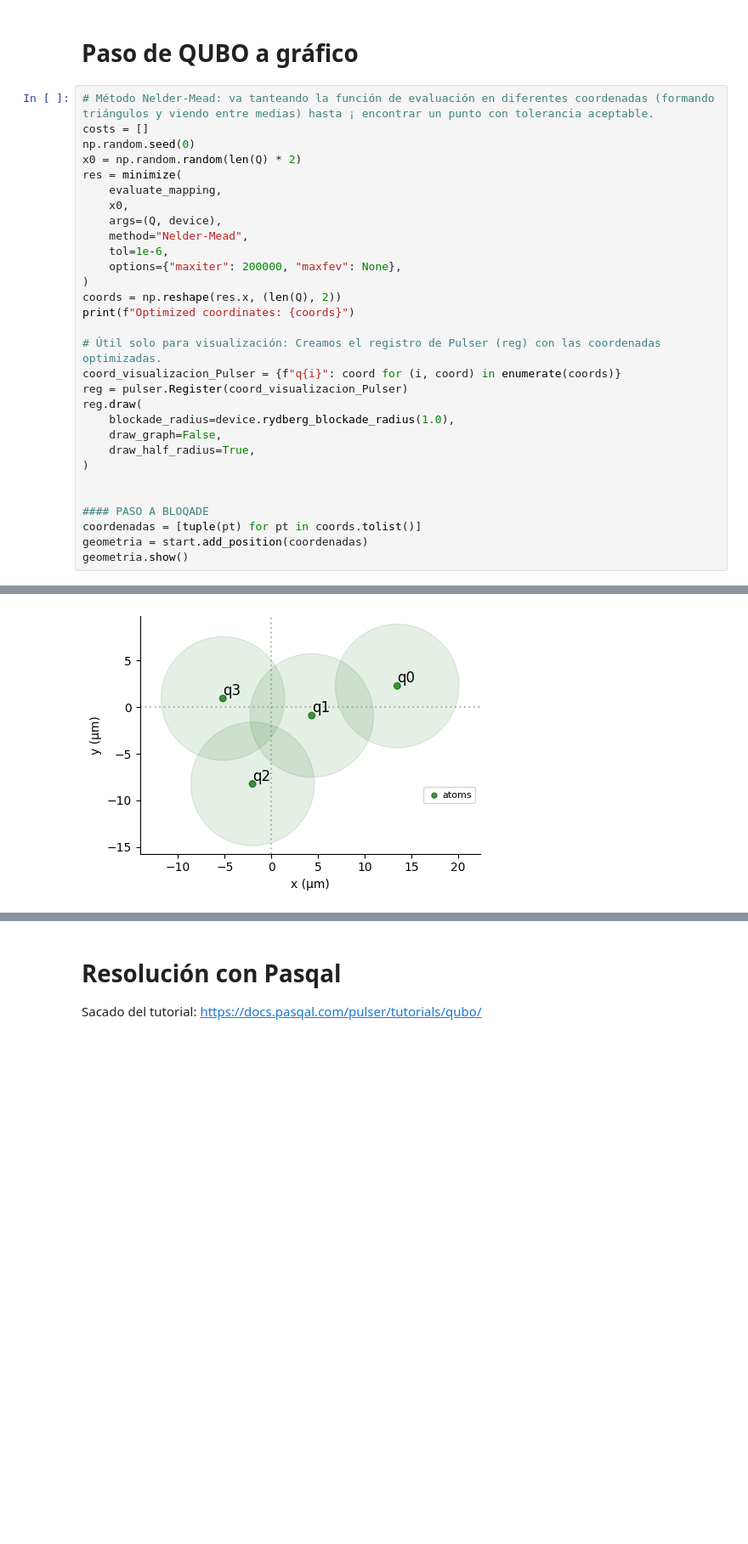
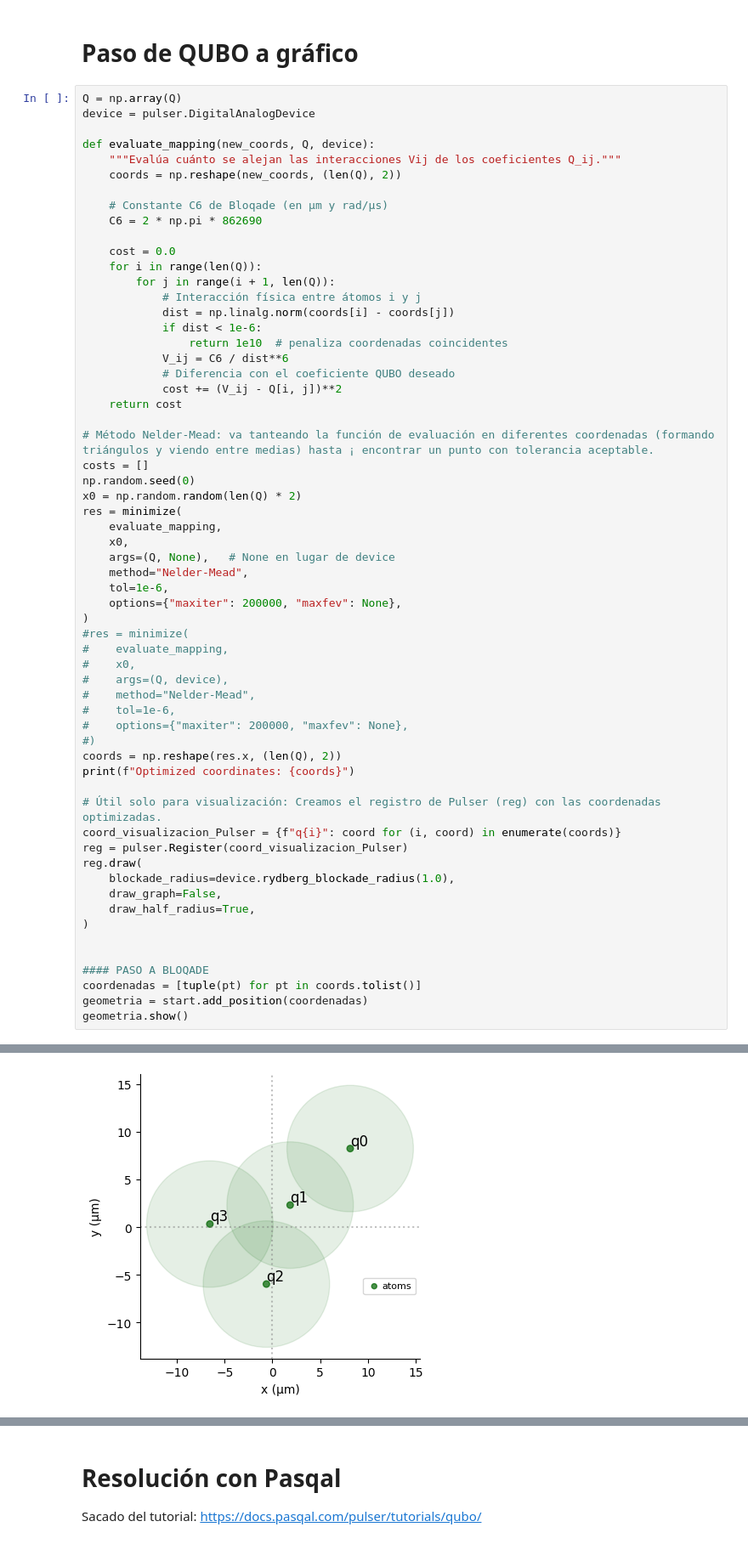
Before and after one commit to javipena2003/Codigo_tfg, a Jupyter notebook: 6_QUBO_resolucion.ipynb, the cells around one changed output, grey strips where cells are left out. Shown at 85% size. Saved outputs shown, nothing was run; the diff lists cells and outputs as text; blank space fills up the shorter version.

```diff
--- a/6_QUBO_resolucion.ipynb
+++ b/6_QUBO_resolucion.ipynb
@@ -137,6 +137,28 @@ print(sort_zipped[:3])
 # %% [markdown]
 # Paso de QUBO a gráfico
 # %%
+Q = np.array(Q)
+device = pulser.DigitalAnalogDevice
+
+def evaluate_mapping(new_coords, Q, device):
+    """Evalúa cuánto se alejan las interacciones Vij de los coeficientes Q_ij."""
+    coords = np.reshape(new_coords, (len(Q), 2))
+
+    # Constante C6 de Bloqade (en µm y rad/µs)
+    C6 = 2 * np.pi * 862690
+
+    cost = 0.0
+    for i in range(len(Q)):
+        for j in range(i + 1, len(Q)):
+            # Interacción física entre átomos i y j
+            dist = np.linalg.norm(coords[i] - coords[j])
+            if dist < 1e-6:
+                return 1e10  # penaliza coordenadas coincidentes
+            V_ij = C6 / dist**6
+            # Diferencia con el coeficiente QUBO deseado
+            cost += (V_ij - Q[i, j])**2
+    return cost
+
 # Método Nelder-Mead: va tanteando la función de evaluación en diferentes coordenadas (formando triángulos y viendo entre medias) hasta ¡ encontrar un punto con tolerancia aceptable.
 costs = []
 np.random.seed(0)
@@ -144,11 +166,19 @@ x0 = np.random.random(len(Q) * 2)
 res = minimize(
     evaluate_mapping,
     x0,
-    args=(Q, device),
+    args=(Q, None),   # None en lugar de device
     method="Nelder-Mead",
     tol=1e-6,
     options={"maxiter": 200000, "maxfev": None},
 )
+#res = minimize(
+#    evaluate_mapping,
+#    x0,
+#    args=(Q, device),
+#    method="Nelder-Mead",
+#    tol=1e-6,
+#    options={"maxiter": 200000, "maxfev": None},
+#)
 coords = np.reshape(res.x, (len(Q), 2))
 print(f"Optimized coordinates: {coords}")
 
@@ -174,4 +204,4 @@ Optimized coordinates: [[13.50320772  2.27588555]
-[figure, old version]
+[figure, new version]
 [interactive output not drawn]
 [interactive output not drawn]
 # %% [markdown]
```
Also changed, not shown: parts of 2 cells of this notebook.
